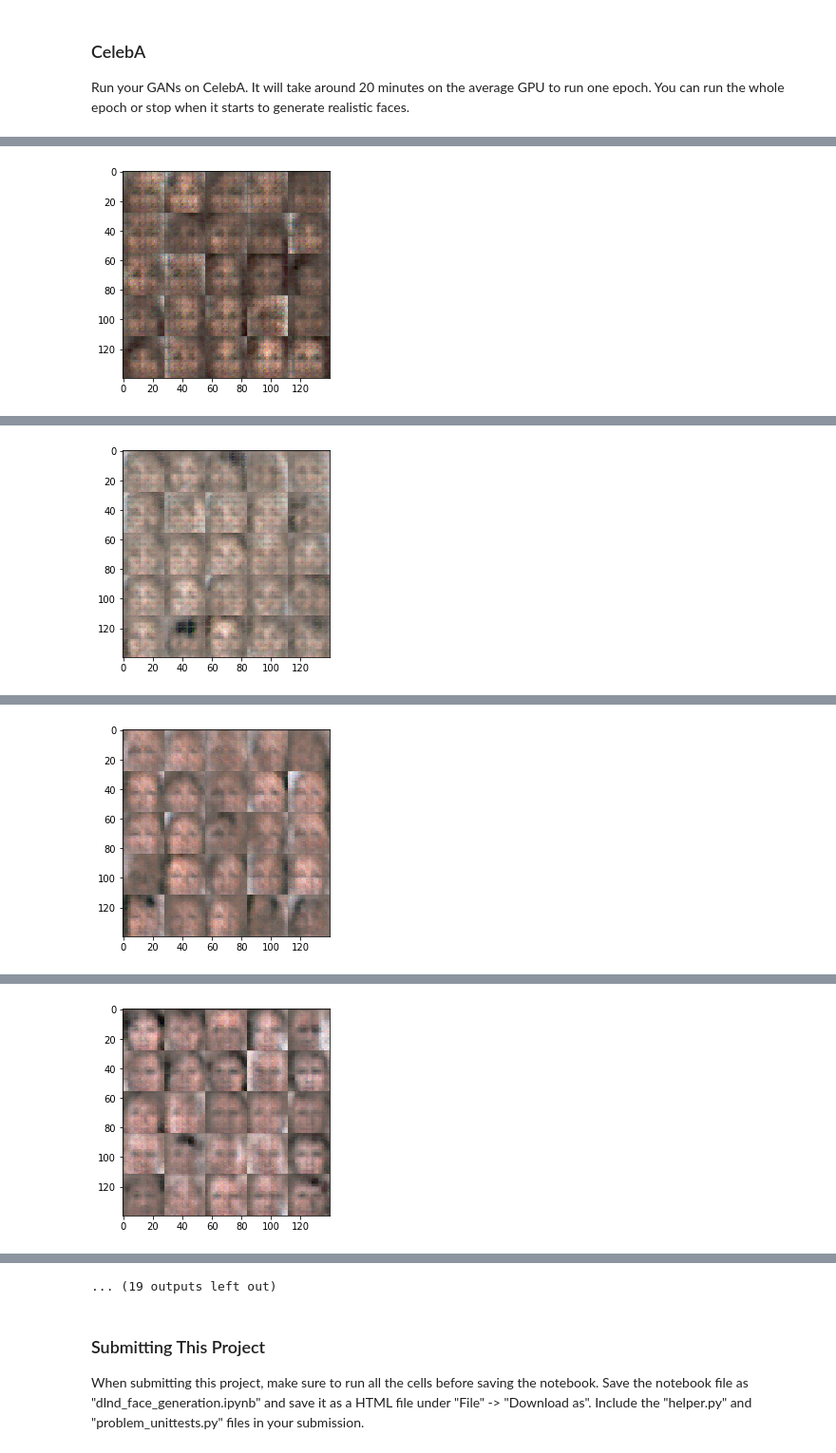
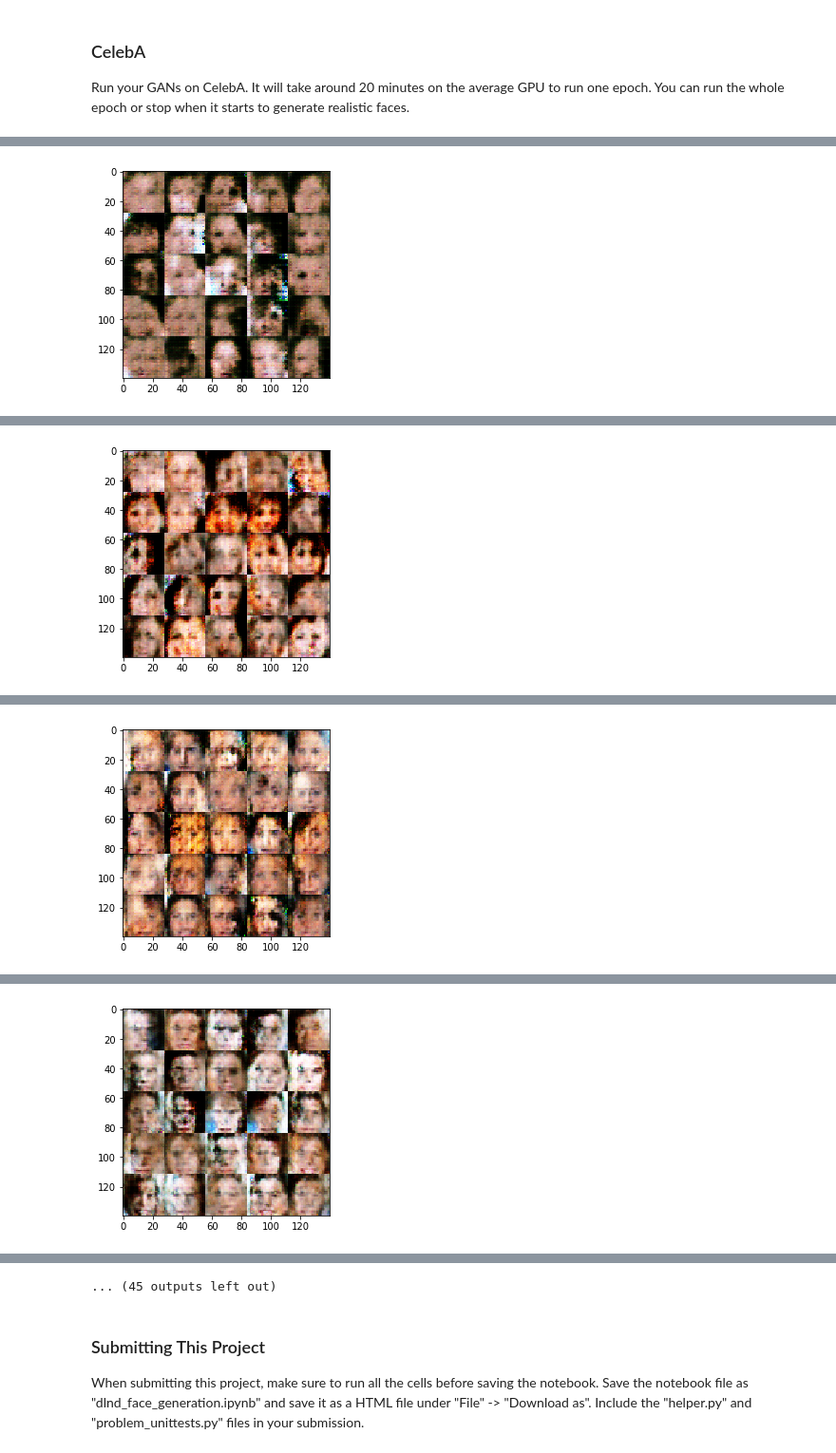
Before and after one commit to Tinshark/udacity-deep-learning-foundations, a Jupyter notebook: project-5/dlnd_face_generation.ipynb, the cells around one changed output, grey strips where cells are left out. Shown at 95% size. Saved outputs shown, nothing was run; the diff lists cells and outputs as text; code cells hidden in the pictures.

```diff
--- a/project-5/dlnd_face_generation.ipynb
+++ b/project-5/dlnd_face_generation.ipynb
@@ -133,6 +132,10 @@ Tests Passed
 # %% [markdown]
 ### Discriminator
 Implement `discriminator` to create a discriminator neural network that discriminates on `images`.  This function should be able to reuse the variabes in the neural network.  Use [`tf.variable_scope`](https://www.tensorflow.org/api_docs/python/tf/variable_scope) with a scope name of "discriminator" to allow the variables to be reused.  The function should return a tuple of (tensor output of the generator, tensor logits of the generator).
+# %%
+# Define Leaky ReLU activation function used in convolutions
+def leaky_relu(x, alpha=0.2):
+    return tf.maximum(x, alpha * x)
 # %%
 def discriminator(images, reuse=False):
     """
@@ -218,11 +220,8 @@ def generator(z, out_channel_dim, is_train=True):
         # * - Leaky ReLU in transpose convolutional layers
         # * - tanh in output layer
 
-        # Hyperparams
-        alpha = 0.2
-        kernel_stddev = 0.03
-
-        # Convolution parameters
+        # Generator hyperparams
+        alpha = 0.1 # Leaky ReLU slope
         kernel_size = 3 # Same in all dims
         stride_size = 2 # Same in all dims
 
@@ -232,23 +231,25 @@ def generator(z, out_channel_dim, is_train=True):
         fc = tf.layers.dense(z, 3*3*512, activation=None)
         fc = tf.reshape(fc, (-1, 3, 3, 512))
         fc = tf.layers.batch_normalization(fc, training=is_train)
-        fc = tf.maximum(alpha*fc, fc)
+        fc = leaky_relu(fc, alpha)
 
         # 3x3x512 => 7x7x256
         convT1 = tf.layers.conv2d_transpose(fc, 256, kernel_size, stride_size, "valid",
-                                            kernel_initializer=tf.truncated_normal_initializer(stddev=kernel_stddev))
+                                            kernel_initializer=tf.contrib.layers.xavier_initializer())
         convT1 = tf.layers.batch_normalization(convT1, training=is_train)
-        convT1 = tf.maximum(alpha*convT1, convT1)
+        convT1 = leaky_relu(convT1, alpha)
+
 
         # 7x7x256 => 14x14x128
         convT2 = tf.layers.conv2d_transpose(convT1, 128, kernel_size, stride_size, "same",
-                                            kernel_initializer=tf.truncated_normal_initializer(stddev=kernel_stddev))
+                                            kernel_initializer=tf.contrib.layers.xavier_initializer())
         convT2 = tf.layers.batch_normalization(convT2, training=is_train)
-        convT2 = tf.maximum(alpha*convT2, convT2)
+        convT2 = leaky_relu(convT2, alpha)
+
 
         # 14x14x128 => 28x28x<out_channel_dim>
         logits = tf.layers.conv2d_transpose(convT2, out_channel_dim, kernel_size, stride_size, "same",
-                                            kernel_initializer=tf.truncated_normal_initializer(stddev=kernel_stddev))
+                                            kernel_initializer=tf.contrib.layers.xavier_initializer())
         out = tf.tanh(logits)
 
         return out
@@ -335,8 +336,11 @@ def model_opt(d_loss, g_loss, learning_rate, beta1):
 
     # Create Adam optimizers for generator and discriminator separately
     # Typically adjust first momentum of Adam for stabilization
-    g_optimizer = tf.train.AdamOptimizer(learning_rate, beta1=beta1).minimize(g_loss, var_list=g_vars)
-    d_optimizer = tf.train.AdamOptimizer(learning_rate, beta1=beta1).minimize(d_loss, var_list=d_vars)
+    # Make sure population statistics are correctly updated during training
+    update_ops = tf.get_collection(tf.GraphKeys.UPDATE_OPS)
+    with tf.control_dependencies(update_ops):
+        g_optimizer = tf.train.AdamOptimizer(learning_rate, beta1=beta1).minimize(g_loss, var_list=g_vars)
+        d_optimizer = tf.train.AdamOptimizer(learning_rate, beta1=beta1).minimize(d_loss, var_list=d_vars)
 
     return (d_optimizer, g_optimizer)
 
@@ -551,10 +572,10 @@ Epoch 2/2 - Batch 100/500:  Discriminator loss = 1.3576  Generator loss = 0.8836
 ### CelebA
 Run your GANs on CelebA.  It will take around 20 minutes on the average GPU to run one epoch.  You can run the whole epoch or stop when it starts to generate realistic faces.
 # %%
-batch_size = 128
-z_dim = 200
-learning_rate = 0.001
-beta1 = 0.5
+batch_size = 64
+z_dim = 100
+learning_rate = 0.004
+beta1 = 0.2
 
 
 """
@@ -580 +601 @@ Epoch 1/1 - Batch 100/1582:  Discriminator loss = 1.5963  Generator loss = 0.668
-[figure, old version]
+[figure, new version]
@@ -591 +612 @@ Epoch 1/1 - Batch 200/1582:  Discriminator loss = 1.6379  Generator loss = 0.624
-[figure, old version]
+[figure, new version]
@@ -602 +623 @@ Epoch 1/1 - Batch 300/1582:  Discriminator loss = 1.5372  Generator loss = 0.703
-[figure, old version]
+[figure, new version]
@@ -613 +634 @@ Epoch 1/1 - Batch 400/1582:  Discriminator loss = 1.4935  Generator loss = 0.784
-[figure, old version]
+[figure, new version]
@@ -636,4 +657,4 @@ Epoch 1/1 - Batch 600/1582:  Discriminator loss = 1.5480  Generator loss = 0.641
-... (19 outputs left out)
+... (45 outputs left out)
 # %% [markdown]
 ### Submitting This Project
 When submitting this project, make sure to run all the cells before saving the notebook. Save the notebook file as "dlnd_face_generation.ipynb" and save it as a HTML file under "File" -> "Download as". Include the "helper.py" and "problem_unittests.py" files in your submission.
```
Also changed, not shown: parts of 5 cells of this notebook, 1 other file.
